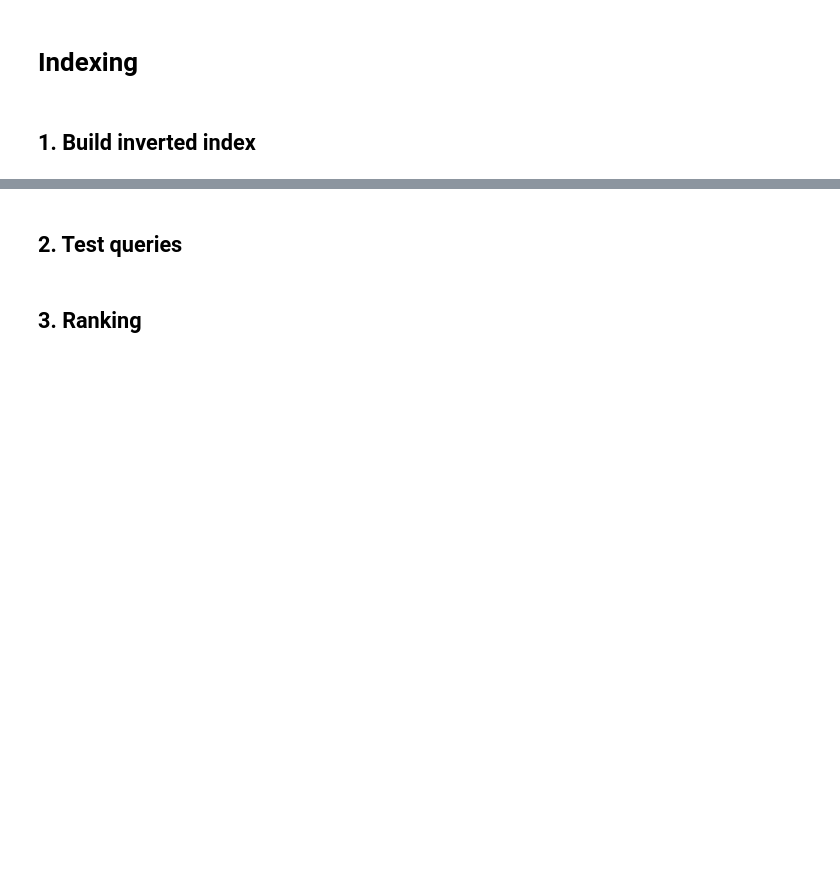
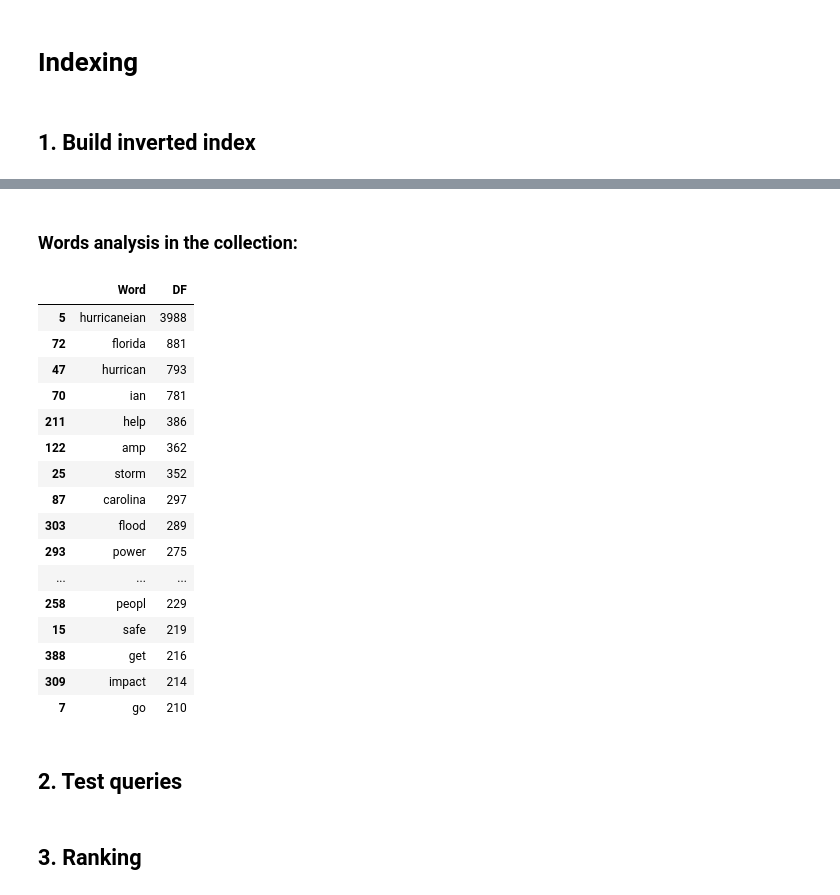
Before and after one commit to nildistefano/IRWA-2022-u172948-u172950-u173483, a Jupyter notebook: Part 2/part_2-nil.ipynb, the cells around one changed output, grey strips where cells are left out. Drawn from its saved outputs; the diff is of its cells as text; code cells hidden in the pictures; blank space fills up the shorter version.

```diff
--- a/Part 2/part_2-nil.ipynb
+++ b/Part 2/part_2-nil.ipynb
@@ -144,3 +141,36 @@ Total time to create the index: 234.99 seconds
+# %% [markdown]
+### Words analysis in the collection:
+# %%
+## ============================= ##
+## show top DF in the collection ##
+## ============================= ##
+
+word = []
+word_df = []
+for item in df.items():
+    word.append(item[0])
+    word_df.append(item[1])
+
+document_frequency_df = pd.DataFrame(list(zip(word,word_df)), columns=['Word', 'DF'])
+document_frequency_df.sort_values(by='DF', ascending=False).head(20)
+# %% [output]
+|  | Word | DF |
+| 5 | hurricaneian | 3988 |
+| 72 | florida | 881 |
+| 47 | hurrican | 793 |
+| 70 | ian | 781 |
+| 211 | help | 386 |
+| 122 | amp | 362 |
+| 25 | storm | 352 |
+| 87 | carolina | 297 |
+| 303 | flood | 289 |
+| 293 | power | 275 |
+| ... | ... | ... |
+| 258 | peopl | 229 |
+| 15 | safe | 219 |
+| 388 | get | 216 |
+| 309 | impact | 214 |
+| 7 | go | 210 |
 # %% [markdown]
 ## 2. Test queries
 # %%
```
Also changed, not shown: parts of 17 cells of this notebook, 1 other file.
